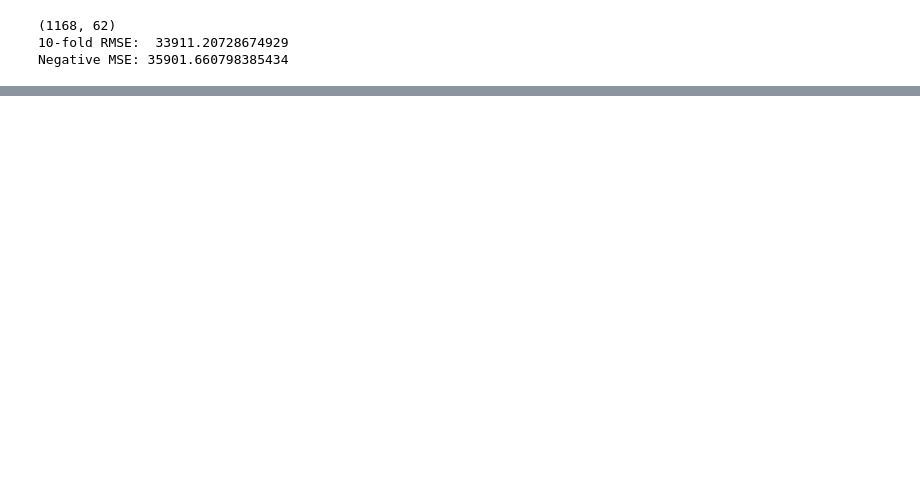
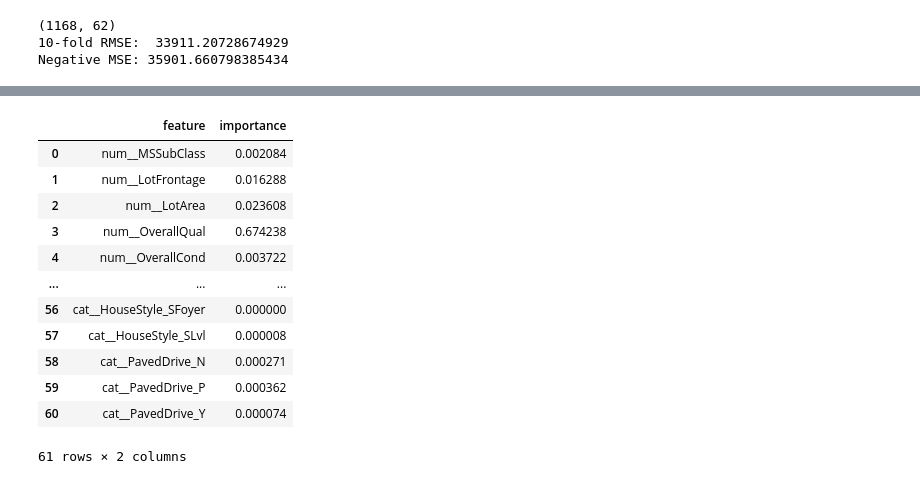
Before and after one commit to longtongster/ml-project-template, a Jupyter notebook: notebooks/test-notebook.ipynb, the cells around one changed output, grey strips where cells are left out. Cells and saved outputs as stored; diff of their text form; code cells hidden in the pictures; blank space fills up the shorter version.

```diff
--- a/notebooks/test-notebook.ipynb
+++ b/notebooks/test-notebook.ipynb
@@ -95,0 +130,16 @@ Negative MSE: 35901.660798385434
+# %%
+pd.DataFrame(data)
+# %% [output]
+|  | feature | importance |
+| 0 | num__MSSubClass | 0.002084 |
+| 1 | num__LotFrontage | 0.016288 |
+| 2 | num__LotArea | 0.023608 |
+| 3 | num__OverallQual | 0.674238 |
+| 4 | num__OverallCond | 0.003722 |
+| ... | ... | ... |
+| 56 | cat__HouseStyle_SFoyer | 0.000000 |
+| 57 | cat__HouseStyle_SLvl | 0.000008 |
+| 58 | cat__PavedDrive_N | 0.000271 |
+| 59 | cat__PavedDrive_P | 0.000362 |
+| 60 | cat__PavedDrive_Y | 0.000074 |
+61 rows × 2 columns
```
Also changed, not shown: parts of 3 cells of this notebook, 6 other files.
